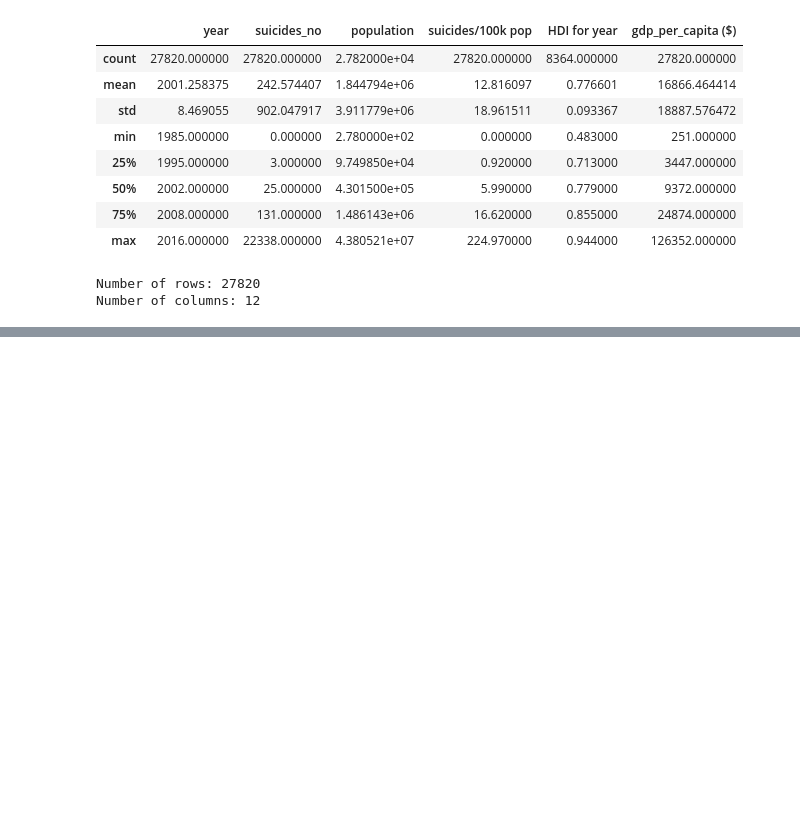
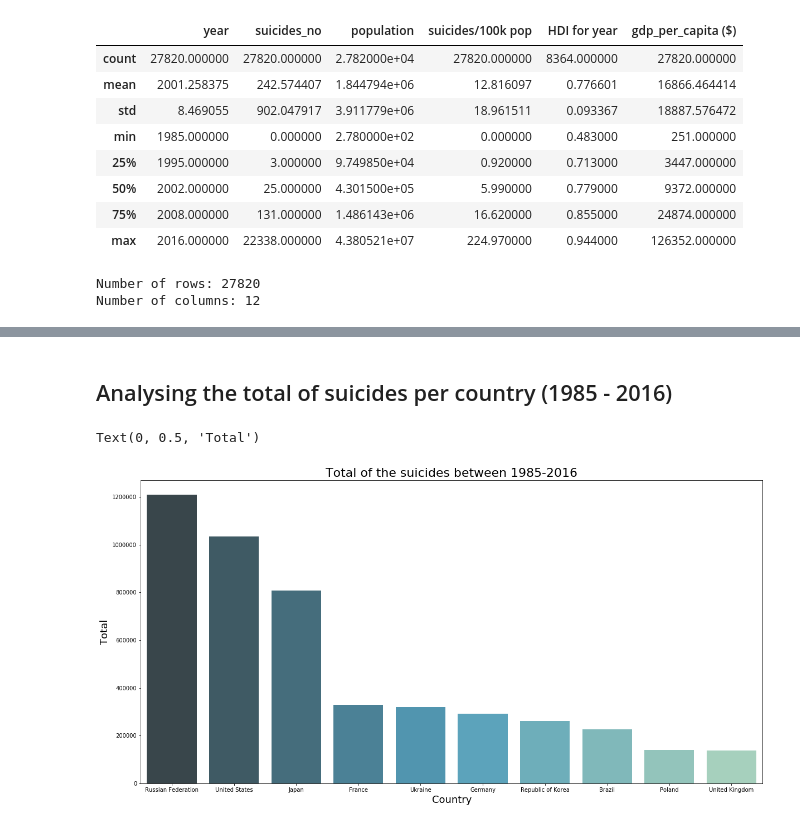
Before and after one commit to Igorth/practicing_kaggle, a Jupyter notebook: Suicide Rates Overview 1985 to 2016/Suicide Rates Overview 1985 to 2016.ipynb, the cells around one changed output, grey strips where cells are left out. Saved outputs shown, nothing was run; the diff lists cells and outputs as text; code cells hidden in the pictures; blank space fills up the shorter version.

Commit message:
analysis total of suicides and show in the plot

```diff
--- a/Suicide Rates Overview 1985 to 2016/Suicide Rates Overview 1985 to 2016.ipynb
+++ b/Suicide Rates Overview 1985 to 2016/Suicide Rates Overview 1985 to 2016.ipynb
@@ -5,9 +5,11 @@
 
 [Kaggle](https://www.kaggle.com/russellyates88/suicide-rates-overview-1985-to-2016)
 # %%
+%matplotlib inline
 import pandas as pd
 import seaborn as sns
 import matplotlib.pyplot as plt
+plt.rc('figure', figsize = (20, 10))
 # %%
 # Reading the dataset file
 df = pd.read_csv("data/master.csv")
@@ -103,0 +101,13 @@ df.query("country == 'Luxembourg'")
+# %% [markdown]
+## Analysing the total of suicides per country (1985 - 2016)
+# %%
+new_df = pd.DataFrame(df.groupby('country').sum()['suicides_no'].sort_values(ascending=False).reset_index())
+analysing_total = new_df.head(10)
+# %%
+figure = sns.barplot(x = 'country', y = 'suicides_no', data = analysing_total, palette="GnBu_d")
+figure.set_title('Total of the suicides between 1985-2016', {'fontsize': 22})
+figure.set_xlabel('Country', {'fontsize': 18})
+figure.set_ylabel('Total', {'fontsize': 18})
+# %% [output]
+Text(0, 0.5, 'Total')
+[figure, added]
```
Also changed, not shown: parts of 7 cells of this notebook.
